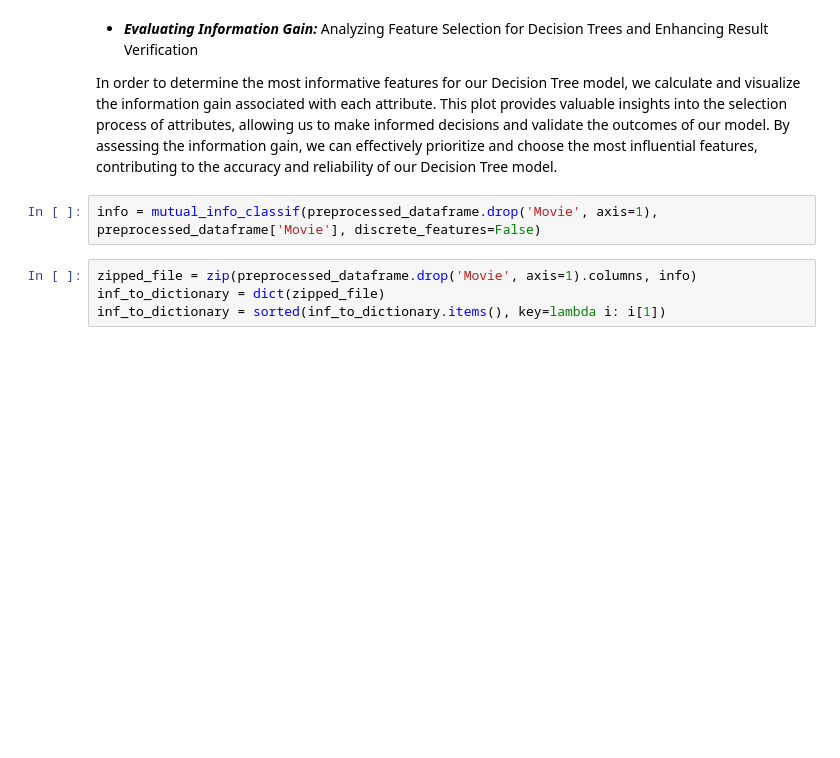
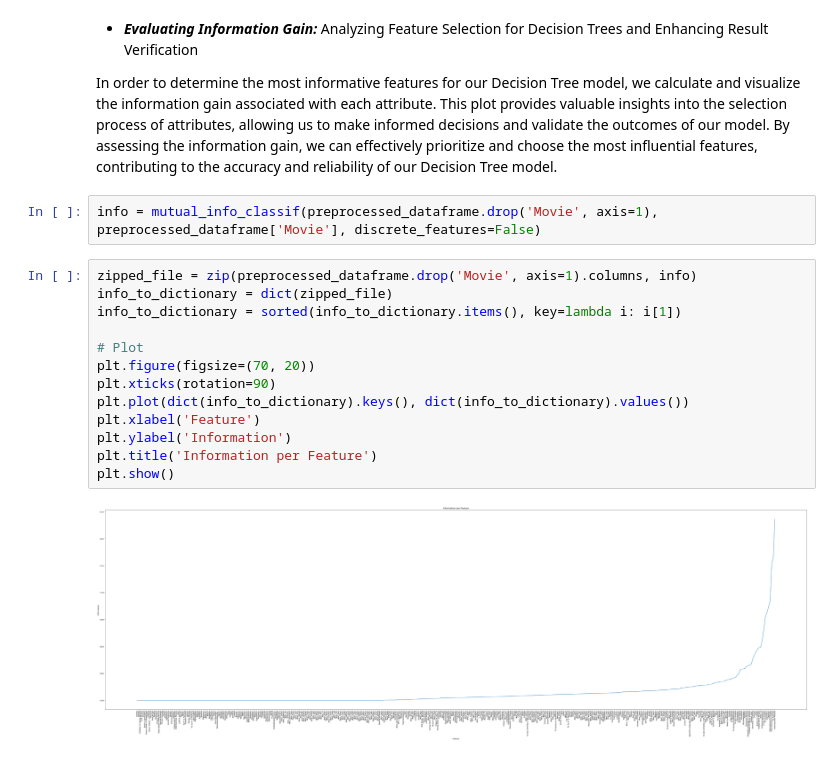
Before and after one commit to amirhosein-ziaei/Machine_Learning_Projects, a Jupyter notebook: Classify_Movie/Classifier.ipynb, the cells around one changed output. Drawn from its saved outputs; the diff is of its cells as text; blank space fills up the shorter version.

```diff
--- a/Classify_Movie/Classifier.ipynb
+++ b/Classify_Movie/Classifier.ipynb
@@ -275,5 +275,16 @@ In order to determine the most informative features for our Decision Tree model,
 info = mutual_info_classif(preprocessed_dataframe.drop('Movie', axis=1), preprocessed_dataframe['Movie'], discrete_features=False)
 # %%
 zipped_file = zip(preprocessed_dataframe.drop('Movie', axis=1).columns, info)
-inf_to_dictionary = dict(zipped_file)
-inf_to_dictionary = sorted(inf_to_dictionary.items(), key=lambda i: i[1])
+info_to_dictionary = dict(zipped_file)
+info_to_dictionary = sorted(info_to_dictionary.items(), key=lambda i: i[1])
+
+# Plot
+plt.figure(figsize=(70, 20))
+plt.xticks(rotation=90)
+plt.plot(dict(info_to_dictionary).keys(), dict(info_to_dictionary).values())
+plt.xlabel('Feature')
+plt.ylabel('Information')
+plt.title('Information per Feature')
+plt.show()
+# %% [output]
+[figure, added]
```
